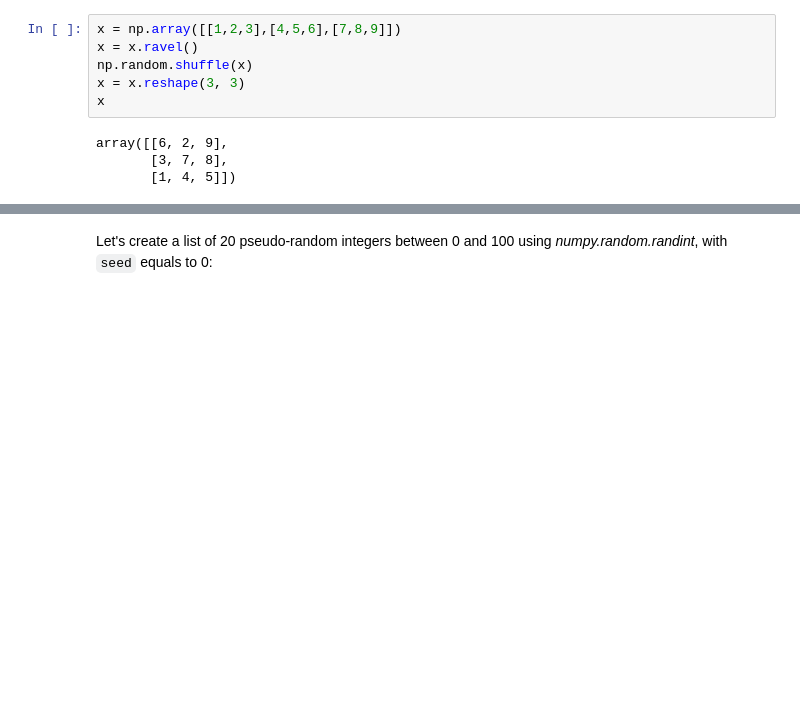
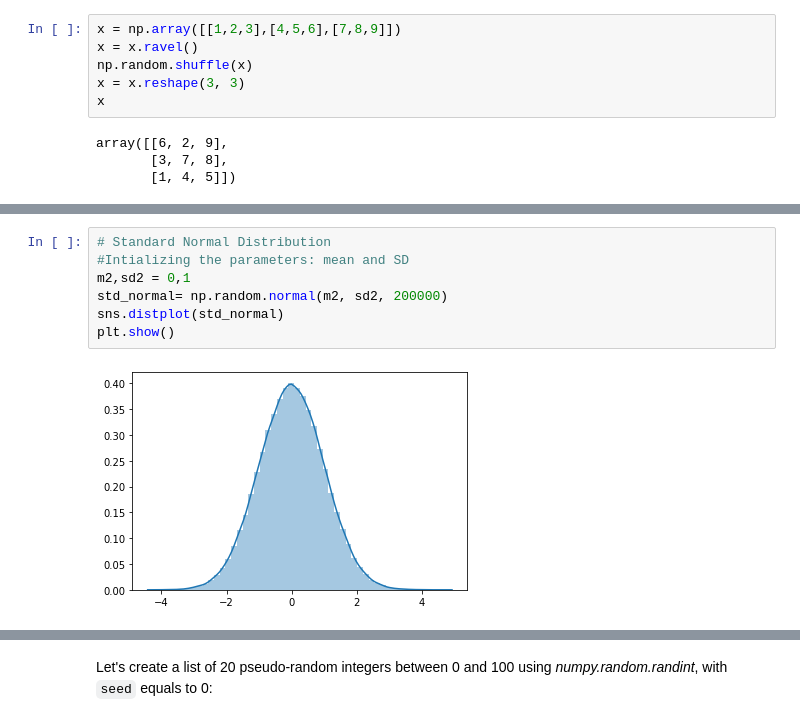
Before and after one commit to JuliaMal/Numpy-random_project, a Jupyter notebook: Numpy-random.ipynb, the cells around one changed output, grey strips where cells are left out. Drawn from its saved outputs; the diff is of its cells as text; blank space fills up the shorter version.

```diff
--- a/Numpy-random.ipynb
+++ b/Numpy-random.ipynb
@@ -200,0 +244,9 @@ array([[6, 2, 9],
+# %%
+# Standard Normal Distribution
+#Intializing the parameters: mean and SD
+m2,sd2 = 0,1
+std_normal= np.random.normal(m2, sd2, 200000)
+sns.distplot(std_normal)
+plt.show()
+# %% [output]
+[figure, added]
```
Also changed, not shown: parts of 30 cells of this notebook.
